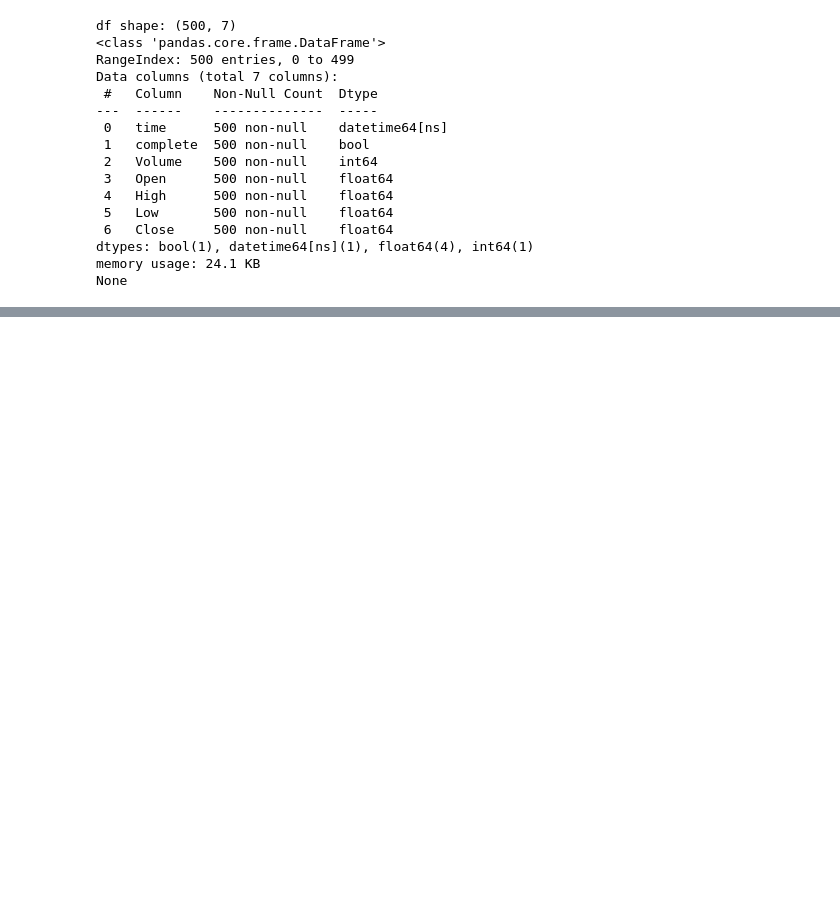
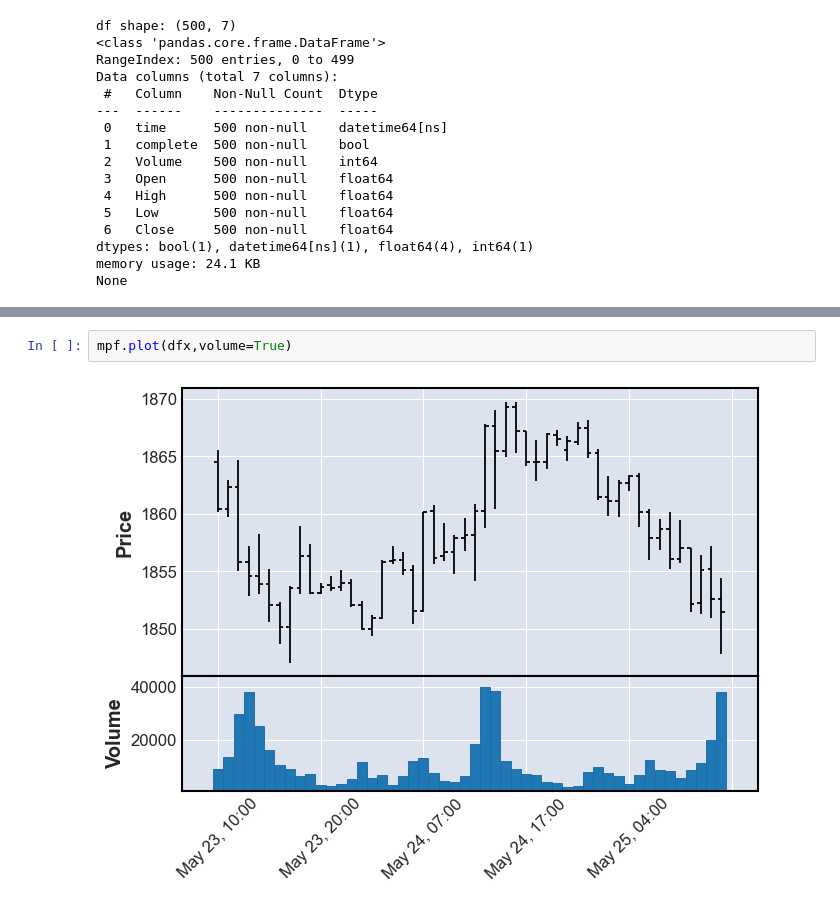
Before and after one commit to ongzhixian/BasicOandaApp, a Jupyter notebook: NoteBooks/ExploreMpl.ipynb, the cells around one changed output, grey strips where cells are left out. Cells and saved outputs as stored; diff of their text form; blank space fills up the shorter version.

```diff
--- a/NoteBooks/ExploreMpl.ipynb
+++ b/NoteBooks/ExploreMpl.ipynb
@@ -100,0 +134,4 @@ mpf.plot(dfx, type='line',
+# %%
+mpf.plot(dfx,volume=True)
+# %% [output]
+[figure, added]
```
Also changed, not shown: parts of 6 cells of this notebook.
